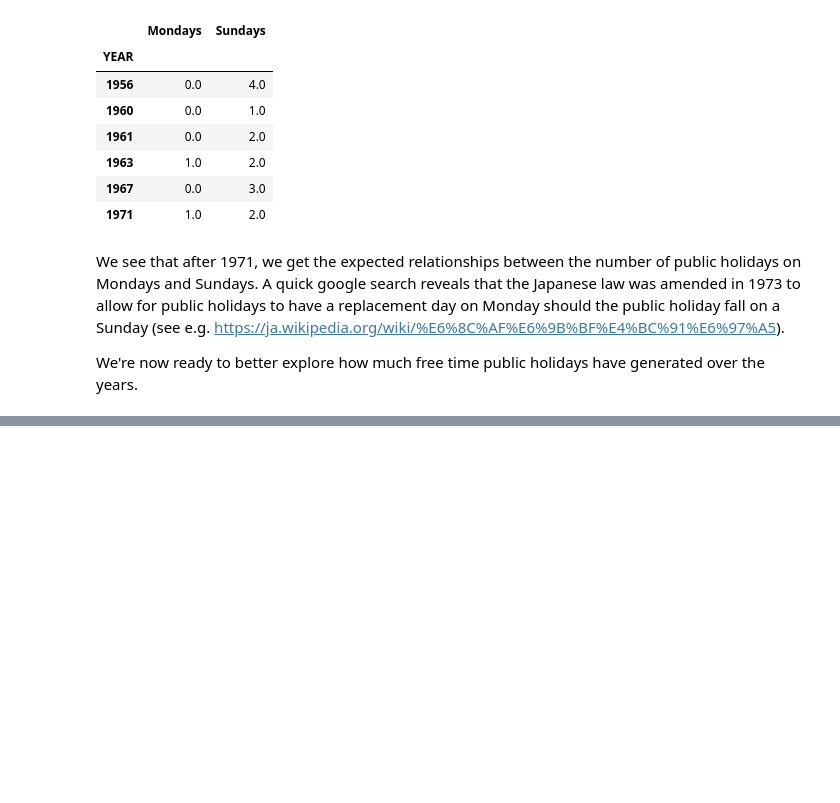
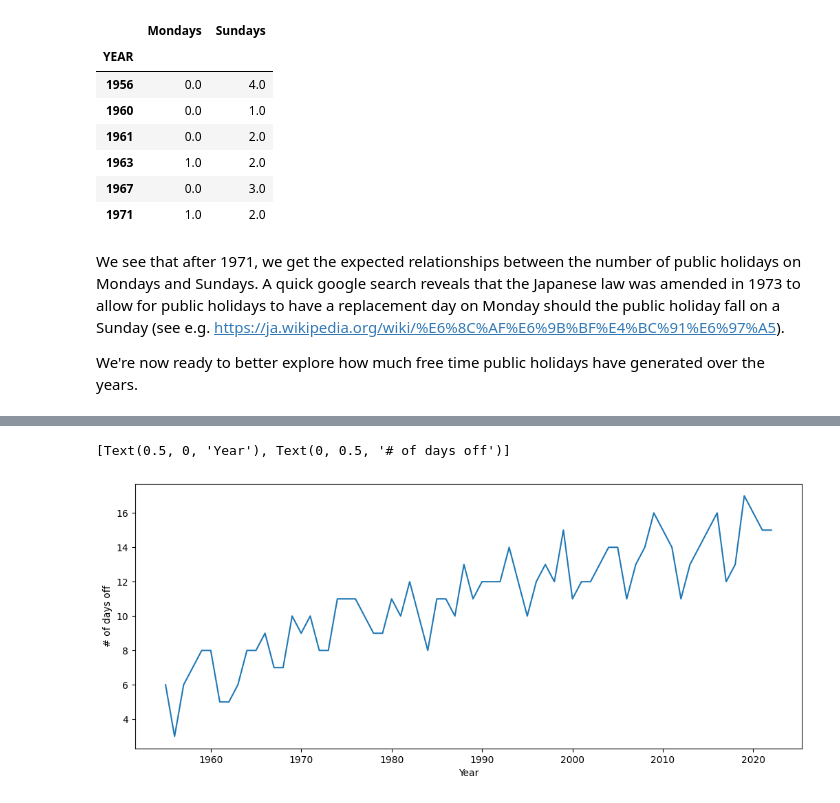
Before and after one commit to Open-Data-Japan/odj-data-public_holidays, a Jupyter notebook: sample-analysis/jupyter-odj-data-public_holidays.ipynb, the cells around one changed output, grey strips where cells are left out. Saved outputs shown, nothing was run; the diff lists cells and outputs as text; code cells hidden in the pictures; blank space fills up the shorter version.

```diff
--- a/sample-analysis/jupyter-odj-data-public_holidays.ipynb
+++ b/sample-analysis/jupyter-odj-data-public_holidays.ipynb
@@ -153,0 +171,7 @@ Here are some basic questions we may want to answer from this data:
+# %%
+# Ignore public holiday's on Saturdays and Sundays - these are already off for most workers
+ax = df_d.query("DOW != 5 & DOW != 6").groupby(['YEAR']).count().DATE_OF_PUBLIC_HOLIDAY.plot(figsize=(12.5,5))
+ax.set(xlabel='Year', ylabel='# of days off')
+# %% [output]
+[Text(0.5, 0, 'Year'), Text(0, 0.5, '# of days off')]
+[figure, added]
```
Also changed, not shown: parts of 9 cells of this notebook.
